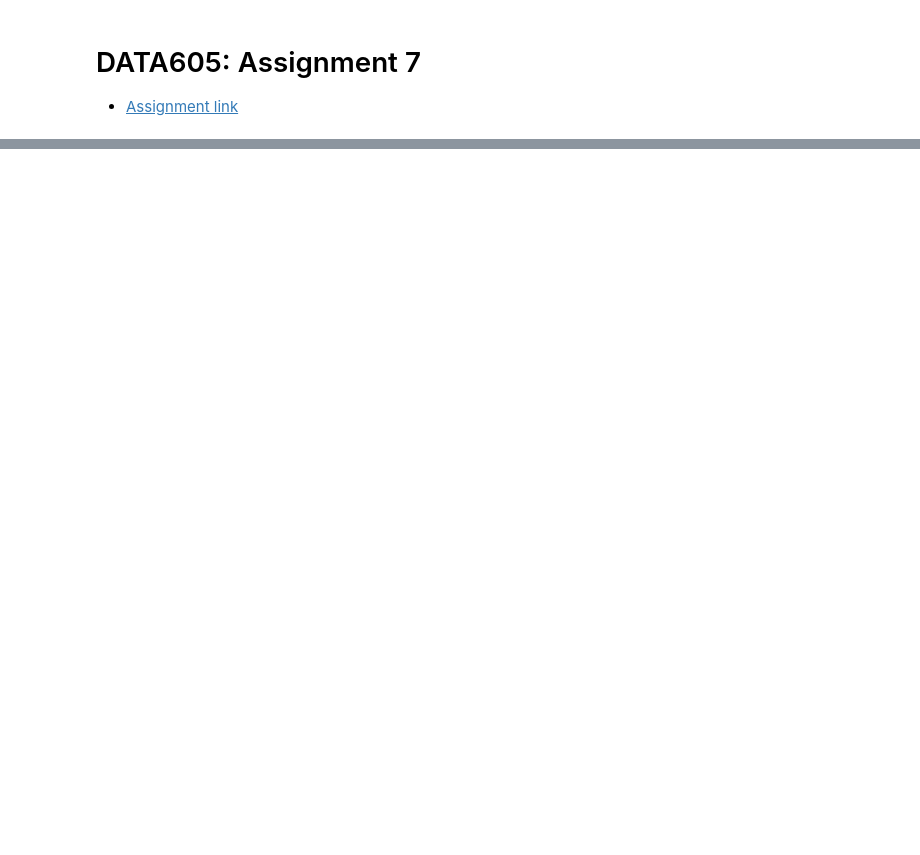
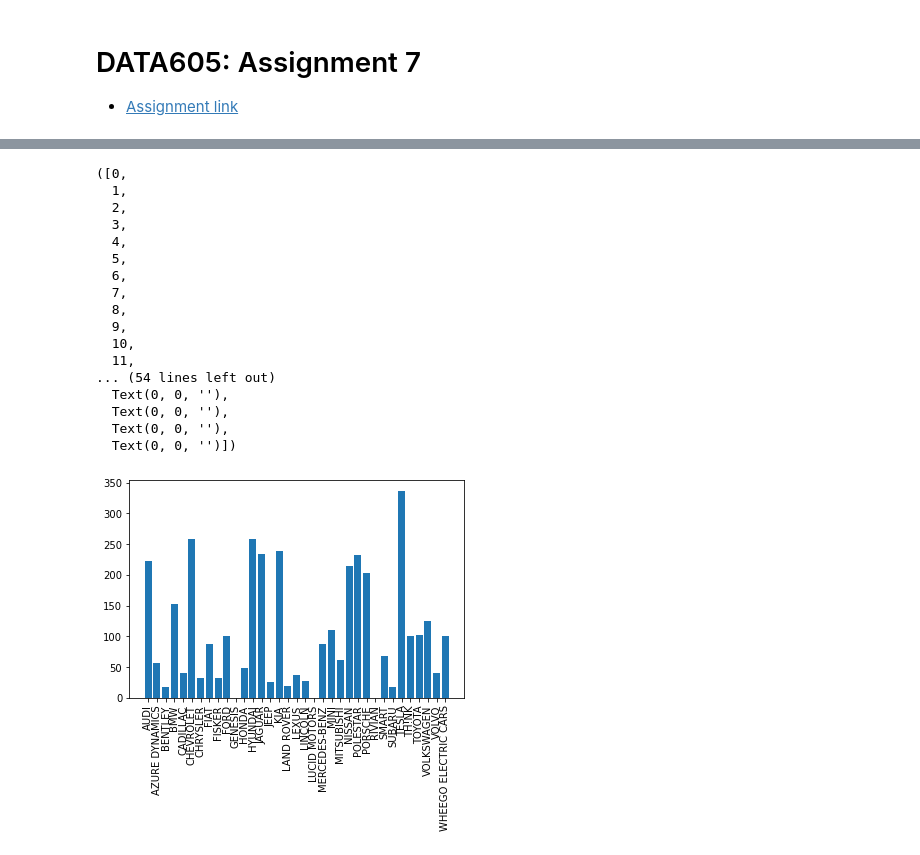
Before and after one commit to andrewbowen19/advancedProgrammingData602, a Jupyter notebook: src/assignment7.ipynb, the cells around one changed output, grey strips where cells are left out. Drawn from its saved outputs; the diff is of its cells as text; code cells hidden in the pictures; blank space fills up the shorter version.

```diff
--- a/src/assignment7.ipynb
+++ b/src/assignment7.ipynb
@@ -17,0 +122,2 @@ FileNotFoundError: [Errno 2] No such file or directory: 'data/electric_vehicles_
+# %%
+df = df.drop(['dol_vehicle_id', '2020_census_tract'], axis=1)
@@ -17,0 +138,3 @@ FileNotFoundError: [Errno 2] No such file or directory: 'data/electric_vehicles_
+# %%
+df = df.sort_values(['make', 'model_year'])
+df.head(10)
@@ -17,0 +170,3 @@ FileNotFoundError: [Errno 2] No such file or directory: 'data/electric_vehicles_
+# %%
+df.clean_alternative_eligible = df.clean_alternative_eligible.str.lower()
+df.clean_alternative_eligible.head()
@@ -17,0 +292,23 @@ FileNotFoundError: [Errno 2] No such file or directory: 'data/electric_vehicles_
+# %%
+# Want to see average range per make and model
+plt.bar(df['make'], df['electric_range'])
+plt.xticks(rotation=90)
+# %% [output]
+([0,
+  1,
+  2,
+  3,
+  4,
+  5,
+  6,
+  7,
+  8,
+  9,
+  10,
+  11,
+... (54 lines left out)
+  Text(0, 0, ''),
+  Text(0, 0, ''),
+  Text(0, 0, ''),
+  Text(0, 0, '')])
+[figure, added]
```
Also changed, not shown: parts of 36 cells of this notebook, 1 other file.
